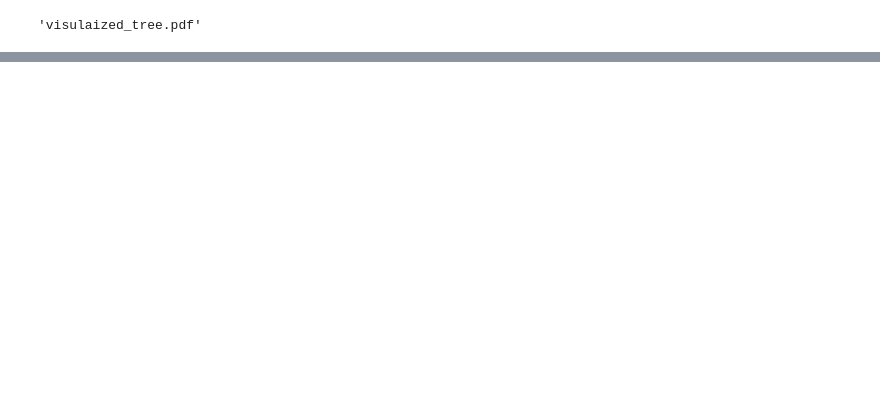
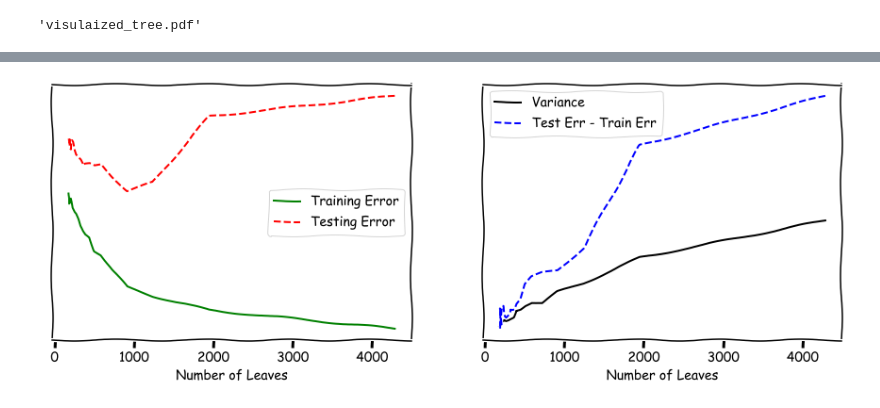
Before and after one commit to Mostafa-Samir/How-Machine-Learning-Works, a Jupyter notebook: Part 2/Chapter 7.ipynb, the cells around one changed output, grey strips where cells are left out. Cells and saved outputs as stored; diff of their text form; code cells hidden in the pictures; blank space fills up the shorter version.

```diff
--- a/Part 2/Chapter 7.ipynb
+++ b/Part 2/Chapter 7.ipynb
@@ -692,13 +489,0 @@ TypeError: __init__() got an unexpected keyword argument 'max_samples'
-# %%
-from sklearn.model_selection import GridSearchCV
-
-model_selector = GridSearchCV(
-    DecisionTreeRegressor(random_state=42),
-    param_grid={
-        'min_samples_leaf': np.arange(1, 21)
-    },
-    scoring='neg_median_absolute_error',
-    cv=3
-)
-
-model_selector.fit(X_train, y_train)
@@ -749,5 +489,0 @@ __version__
-# %%
-rf = RandomForestRegressor(n_estimators=100, max_features=12)
-rf.fit(X_train, y_train)
-
-median_absolute_error(y_test, rf.predict(X_test))
@@ -768,8 +508,8 @@ forest_selector = GridSearchCV(
     param_grid = {
         'forest__max_features': np.arange(5, 12)
     },
-    scoring='neg_median_absolute_error',
-    cv=3
+    scoring='neg_mean_squared_error',
+    cv=5
 )
 
 forest_selector.fit(X_train, y_train)
@@ -818,3 +557,0 @@ print("[Random Forest] Variance = {:.2f}".format(best_forest_variance))
-# %%
-rf_fixed = RandomForestRegressor(n_estimators=500)
-rf_fixed.fit(X_train, y_train)
@@ -852,0 +605,6 @@ print(weights)
+# %%
+from utils import draw_tree_learning_curves
+
+draw_tree_learning_curves(X_train, y_train, X_test, y_test)
+# %% [output]
+[figure, added]
```
Also changed, not shown: parts of 66 cells of this notebook, 3 other files.
